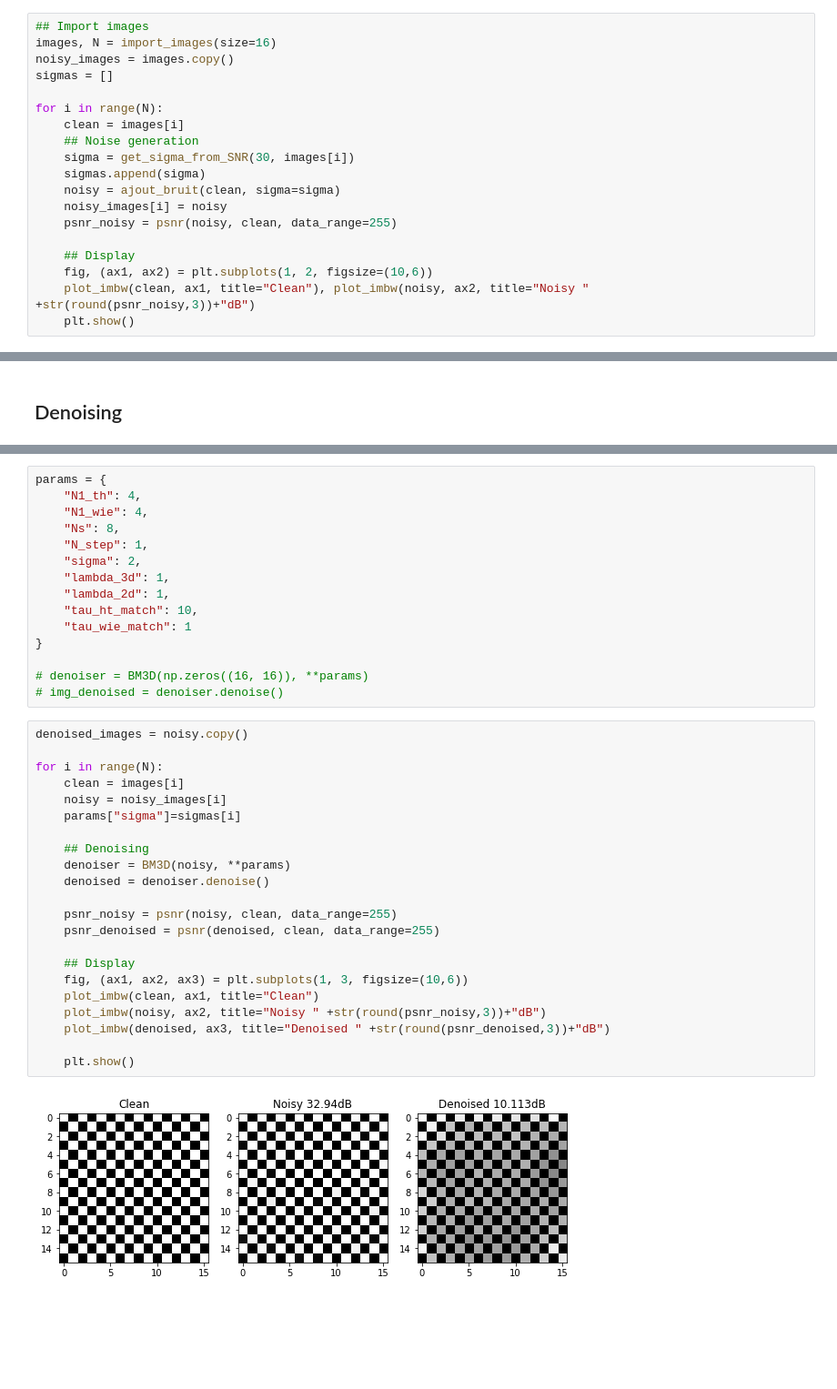
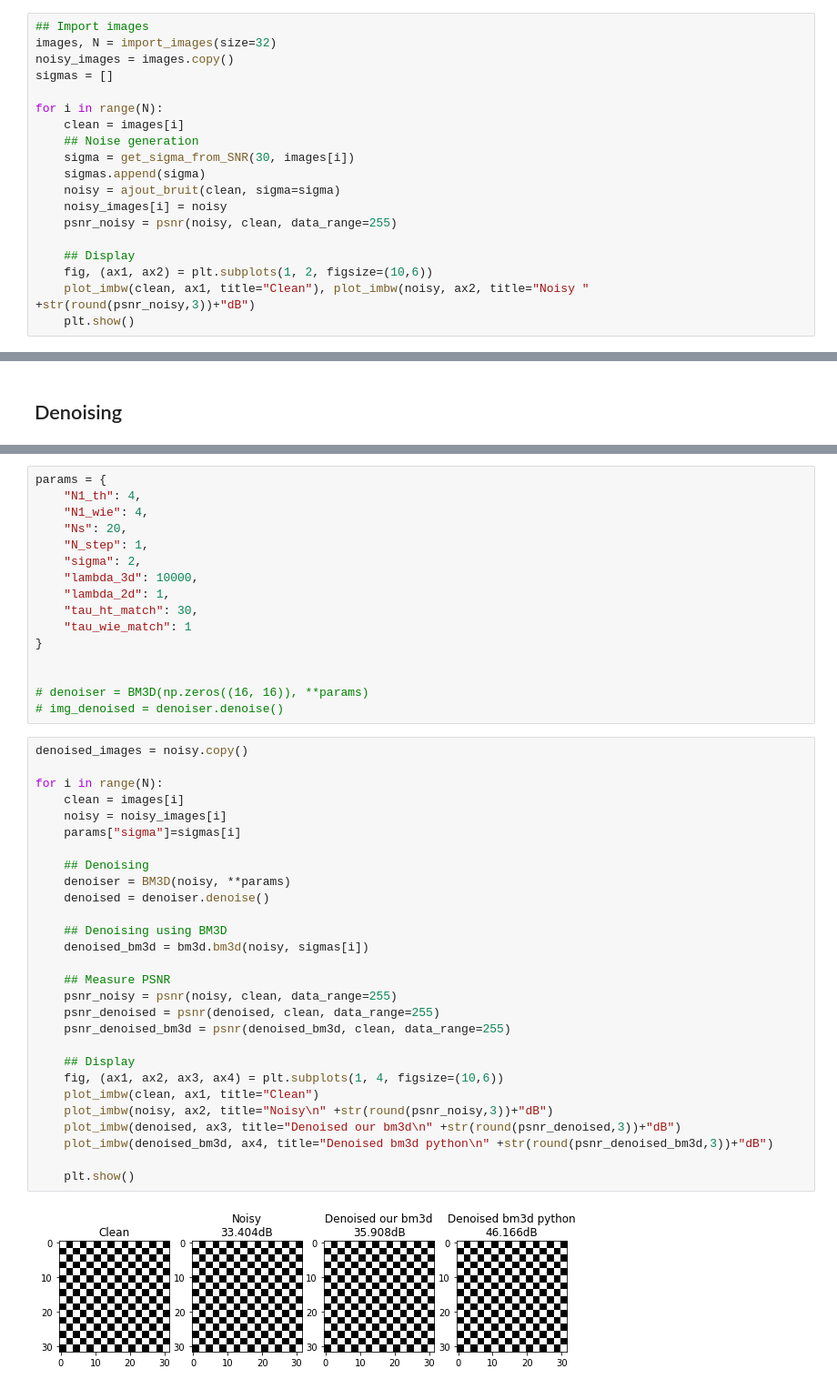
Before and after one commit to mlanvin/BM3Ddenoising, a Jupyter notebook: BM3D_test.ipynb, the cells around one changed output, grey strips where cells are left out. Shown at 91% size. Drawn from its saved outputs; the diff is of its cells as text; blank space fills up the shorter version.

```diff
--- a/BM3D_test.ipynb
+++ b/BM3D_test.ipynb
@@ -48,7 +32,7 @@ The animation.avconv_args rcparam was deprecated in Matplotlib 3.3 and will be r
 ## Add Noise
 # %%
 ## Import images
-images, N = import_images(size=16)
+images, N = import_images(size=32)
 noisy_images = images.copy()
 sigmas = []
 
@@ -75,38 +71,45 @@ for i in range(N):
 params = {
     "N1_th": 4,
     "N1_wie": 4,
-    "Ns": 8,
+    "Ns": 20,
     "N_step": 1,
     "sigma": 2,
-    "lambda_3d": 1,
+    "lambda_3d": 10000,
     "lambda_2d": 1,
-    "tau_ht_match": 10,
+    "tau_ht_match": 30,
     "tau_wie_match": 1
 }
 
+
 # denoiser = BM3D(np.zeros((16, 16)), **params)
 # img_denoised = denoiser.denoise()
 # %%
 denoised_images = noisy.copy()
 
 for i in range(N):
     clean = images[i]
     noisy = noisy_images[i]
     params["sigma"]=sigmas[i]
 
     ## Denoising
     denoiser = BM3D(noisy, **params)
     denoised = denoiser.denoise()
 
+    ## Denoising using BM3D
+    denoised_bm3d = bm3d.bm3d(noisy, sigmas[i])
+
+    ## Measure PSNR
     psnr_noisy = psnr(noisy, clean, data_range=255)
     psnr_denoised = psnr(denoised, clean, data_range=255)
+    psnr_denoised_bm3d = psnr(denoised_bm3d, clean, data_range=255)
 
     ## Display
-    fig, (ax1, ax2, ax3) = plt.subplots(1, 3, figsize=(10,6))
+    fig, (ax1, ax2, ax3, ax4) = plt.subplots(1, 4, figsize=(10,6))
     plot_imbw(clean, ax1, title="Clean")
-    plot_imbw(noisy, ax2, title="Noisy " +str(round(psnr_noisy,3))+"dB")
-    plot_imbw(denoised, ax3, title="Denoised " +str(round(psnr_denoised,3))+"dB")
+    plot_imbw(noisy, ax2, title="Noisy\n" +str(round(psnr_noisy,3))+"dB")
+    plot_imbw(denoised, ax3, title="Denoised our bm3d\n" +str(round(psnr_denoised,3))+"dB")
+    plot_imbw(denoised_bm3d, ax4, title="Denoised bm3d python\n" +str(round(psnr_denoised_bm3d,3))+"dB")
 
     plt.show()
 # %% [output]
-[figure, old version]
+[figure, new version]
```
Also changed, not shown: parts of 5 cells of this notebook, 1 other file.
